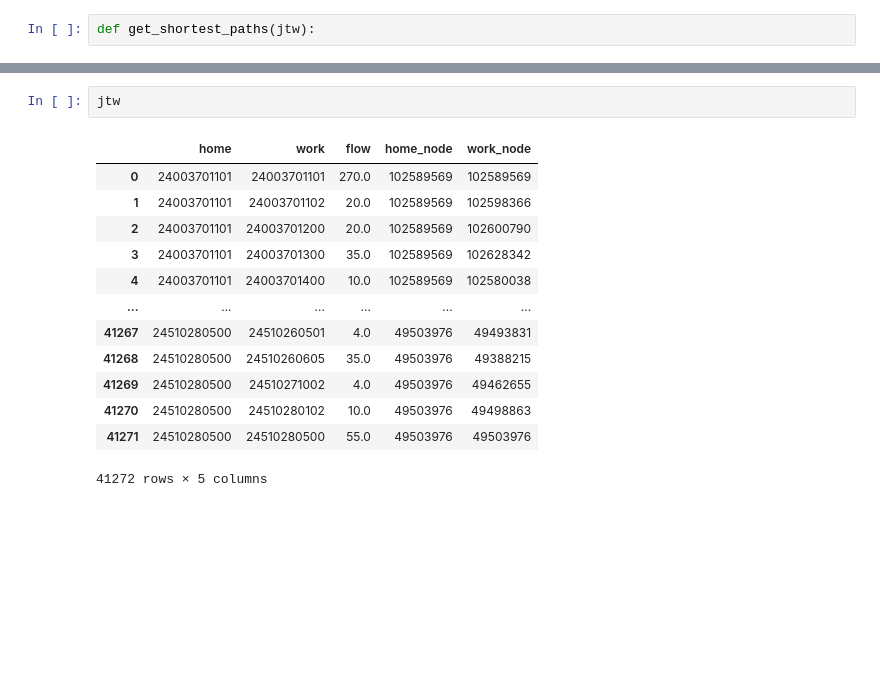
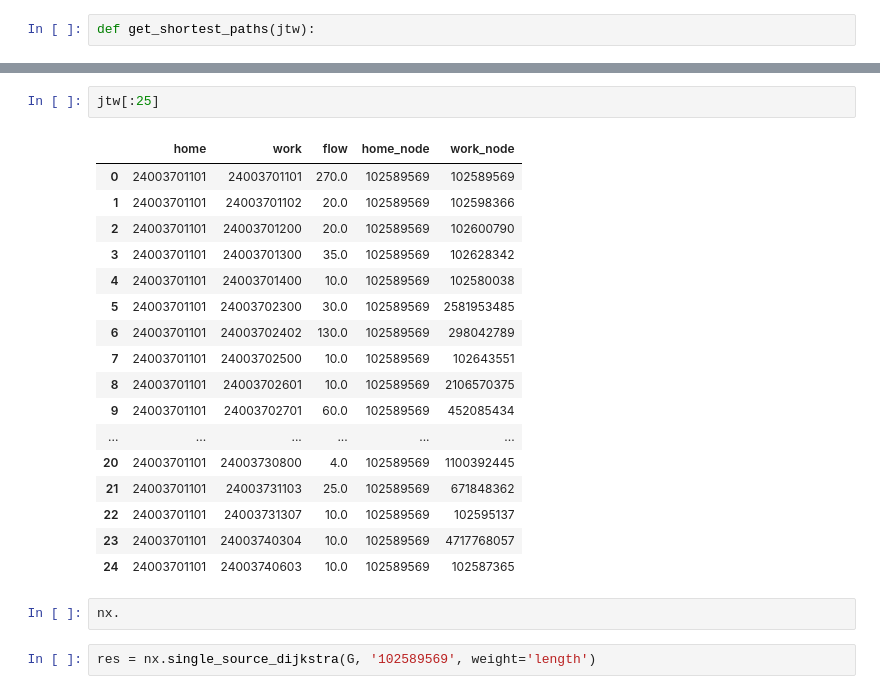
Before and after one commit to GavinEngelstad/NetSciBaltimoreBridge, a Jupyter notebook: code/utilization_analysis/testing.ipynb, the cells around one changed output, grey strips where cells are left out. Saved outputs shown, nothing was run; the diff lists cells and outputs as text; blank space fills up the shorter version.

```diff
--- a/code/utilization_analysis/testing.ipynb
+++ b/code/utilization_analysis/testing.ipynb
@@ -44,16 +25,24 @@ KeyboardInterrupt:
 # %%
-jtw
+jtw[:25]
 # %% [output]
 |  | home | work | flow | home_node | work_node |
 | 0 | 24003701101 | 24003701101 | 270.0 | 102589569 | 102589569 |
 | 1 | 24003701101 | 24003701102 | 20.0 | 102589569 | 102598366 |
 | 2 | 24003701101 | 24003701200 | 20.0 | 102589569 | 102600790 |
 | 3 | 24003701101 | 24003701300 | 35.0 | 102589569 | 102628342 |
 | 4 | 24003701101 | 24003701400 | 10.0 | 102589569 | 102580038 |
+| 5 | 24003701101 | 24003702300 | 30.0 | 102589569 | 2581953485 |
+| 6 | 24003701101 | 24003702402 | 130.0 | 102589569 | 298042789 |
+| 7 | 24003701101 | 24003702500 | 10.0 | 102589569 | 102643551 |
+| 8 | 24003701101 | 24003702601 | 10.0 | 102589569 | 2106570375 |
+| 9 | 24003701101 | 24003702701 | 60.0 | 102589569 | 452085434 |
 | ... | ... | ... | ... | ... | ... |
-| 41267 | 24510280500 | 24510260501 | 4.0 | 49503976 | 49493831 |
-| 41268 | 24510280500 | 24510260605 | 35.0 | 49503976 | 49388215 |
-| 41269 | 24510280500 | 24510271002 | 4.0 | 49503976 | 49462655 |
-| 41270 | 24510280500 | 24510280102 | 10.0 | 49503976 | 49498863 |
-| 41271 | 24510280500 | 24510280500 | 55.0 | 49503976 | 49503976 |
+| 20 | 24003701101 | 24003730800 | 4.0 | 102589569 | 1100392445 |
+| 21 | 24003701101 | 24003731103 | 25.0 | 102589569 | 671848362 |
+| 22 | 24003701101 | 24003731307 | 10.0 | 102589569 | 102595137 |
+| 23 | 24003701101 | 24003740304 | 10.0 | 102589569 | 4717768057 |
+| 24 | 24003701101 | 24003740603 | 10.0 | 102589569 | 102587365 |
-41272 rows × 5 columns
+# %%
+nx.
+# %%
+res = nx.single_source_dijkstra(G, '102589569', weight='length')
```
Also changed, not shown: parts of 5 cells of this notebook, 8 other files.
